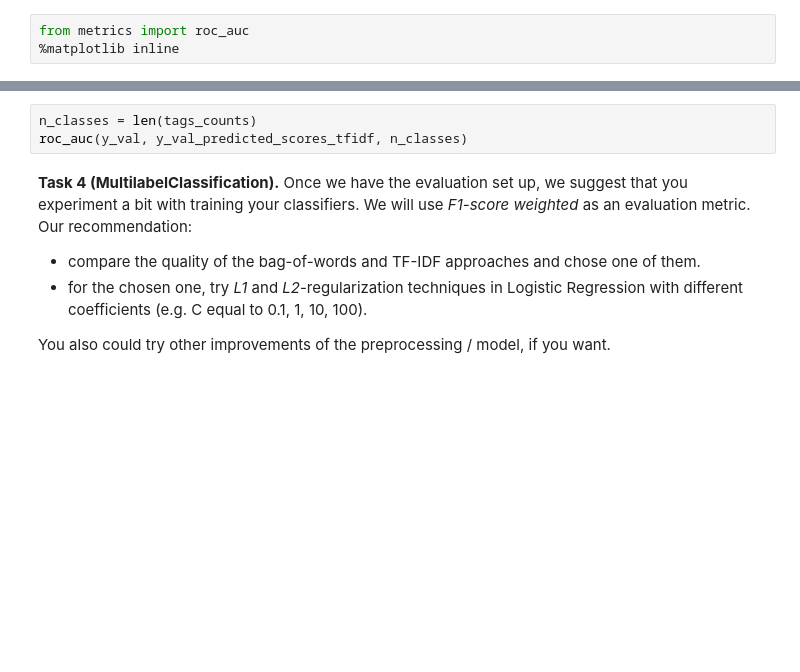
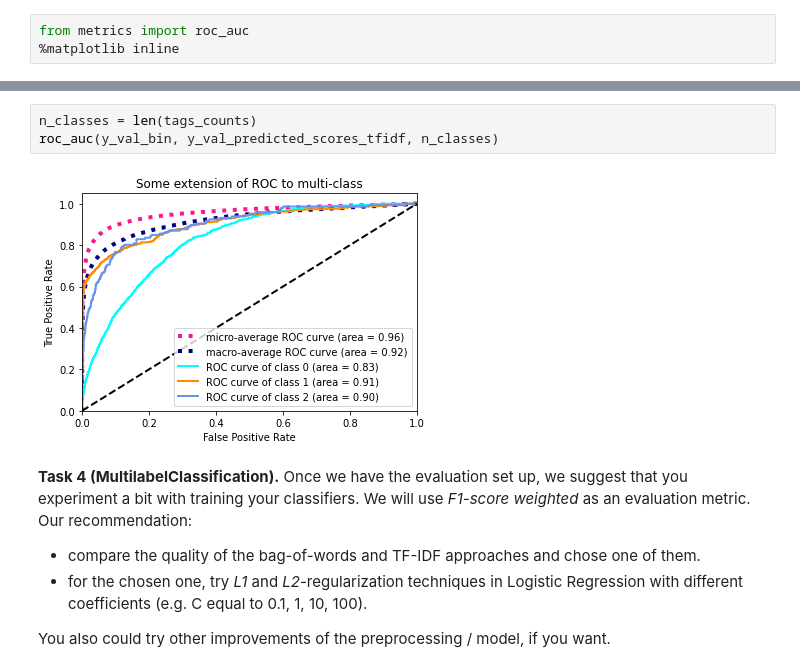
Before and after one commit to ishalyminov/natural-language-processing, a Jupyter notebook: week1/week1-MultilabelClassification.ipynb, the cells around one changed output, grey strips where cells are left out. Drawn from its saved outputs; the diff is of its cells as text; blank space fills up the shorter version.

```diff
--- a/week1/week1-MultilabelClassification.ipynb
+++ b/week1/week1-MultilabelClassification.ipynb
@@ -439,6 +471,8 @@ roc_auc(y_val, y_val_predicted_scores_mybag, n_classes)
 # %%
 n_classes = len(tags_counts)
-roc_auc(y_val, y_val_predicted_scores_tfidf, n_classes)
+roc_auc(y_val_bin, y_val_predicted_scores_tfidf, n_classes)
+# %% [output]
+[figure, added]
 # %% [markdown]
 **Task 4 (MultilabelClassification).** Once we have the evaluation set up, we suggest that you experiment a bit with training your classifiers. We will use *F1-score weighted* as an evaluation metric. Our recommendation:
 - compare the quality of the bag-of-words and TF-IDF approaches and chose one of them.
```
Also changed, not shown: parts of 16 cells of this notebook.
